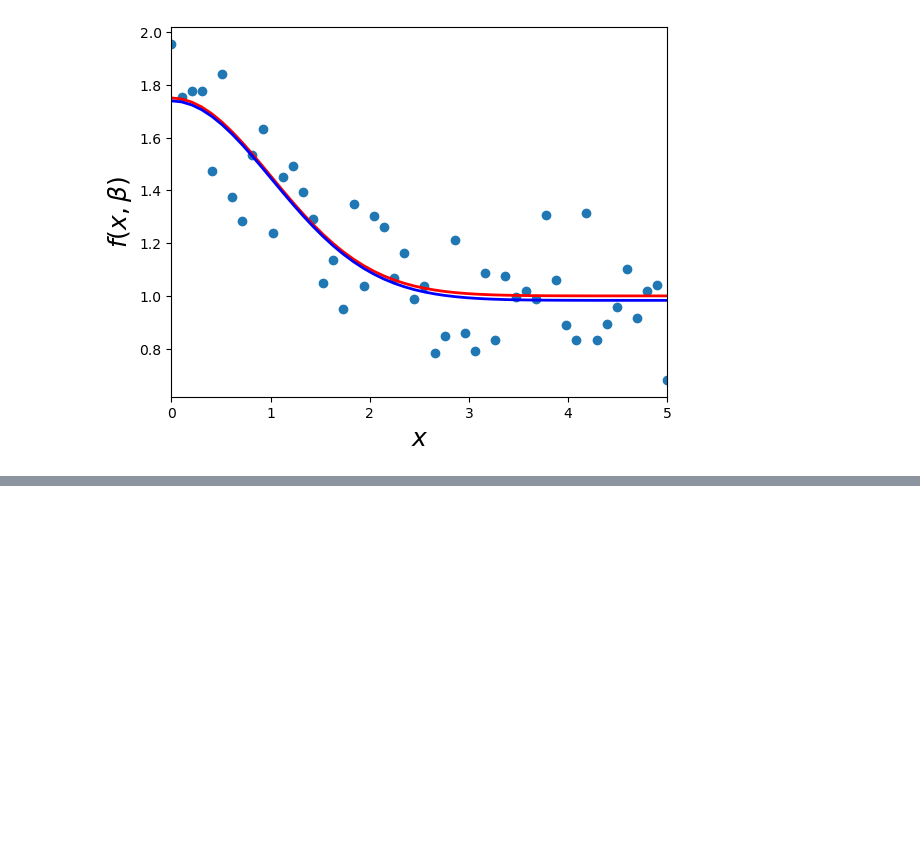
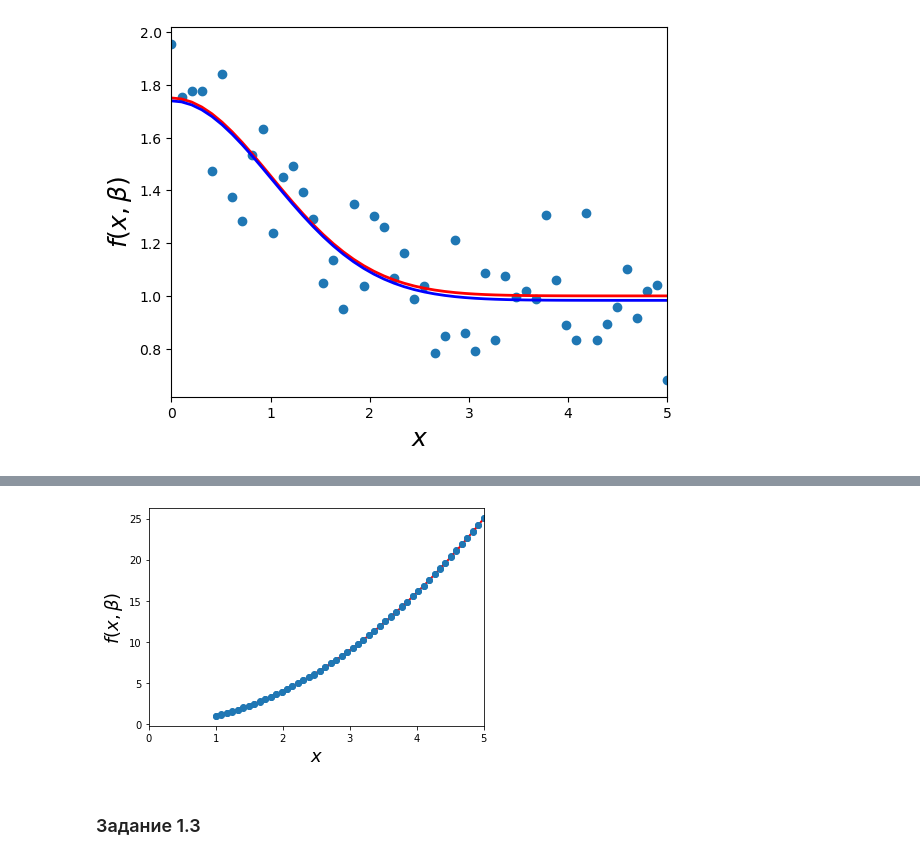
Before and after one commit to DanyaKozlov/DanyaKozlov.github.io, a Jupyter notebook: ИИ/РТ4.ipynb, the cells around one changed output, grey strips where cells are left out. Cells and saved outputs as stored; diff of their text form; code cells hidden in the pictures; blank space fills up the shorter version.

```diff
--- a/ИИ/РТ4.ipynb
+++ b/ИИ/РТ4.ipynb
@@ -123,0 +222,13 @@ plt.show()
+# %%
+fig, ax = plt.subplots()
+ax.scatter(xdata, ydata)
+ax.plot(xdata,y,'r', lw=2)
+ax.plot(xdata,f(xdata, *beta_opt), 'o', lw=2)
+ax.set_xlim(0,5)
+ax.set_xlabel(r"$x$", fontsize=18)
+ax.set_ylabel(r"$f(x,\beta)$", fontsize=18)
+plt.show()
+# %% [output]
+[figure, added]
+# %% [markdown]
+### Задание 1.3
```
Also changed, not shown: parts of 23 cells of this notebook.
